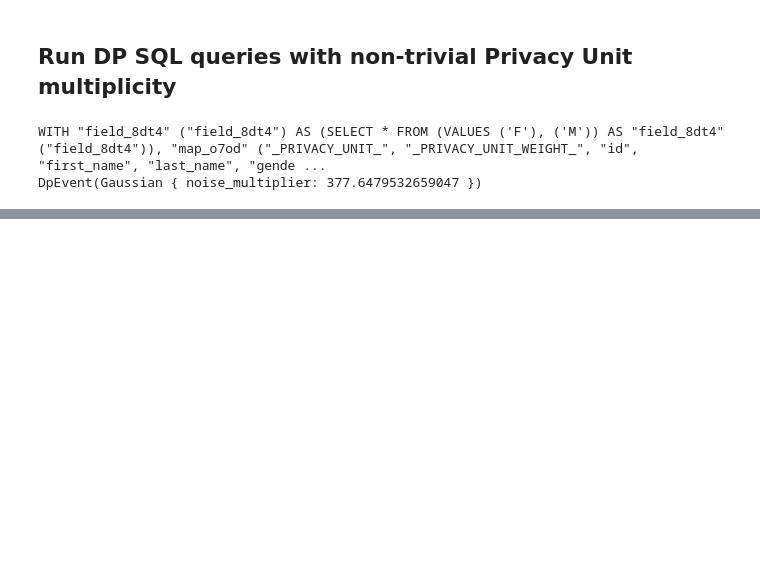
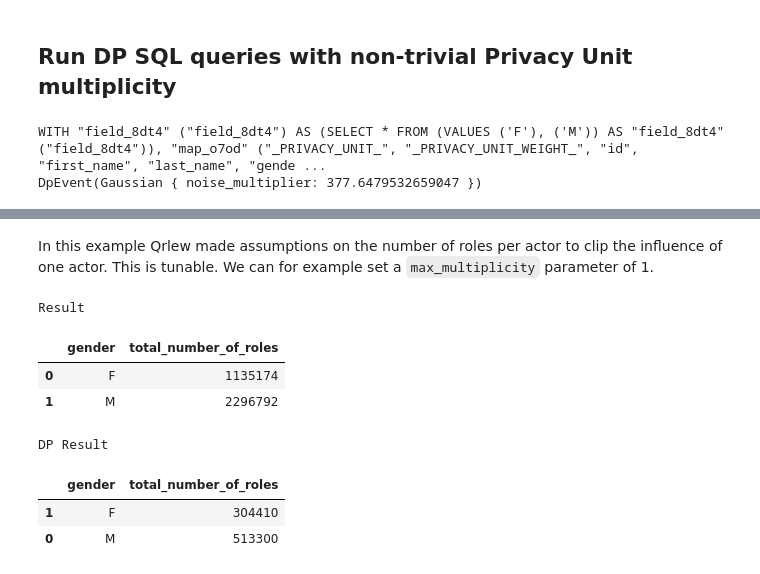
Before and after one commit to Qrlew/docs, a Jupyter notebook: tutorials/user_guide.ipynb, the cells around one changed output, grey strips where cells are left out. Drawn from its saved outputs; the diff is of its cells as text; code cells hidden in the pictures; blank space fills up the shorter version.

```diff
--- a/tutorials/user_guide.ipynb
+++ b/tutorials/user_guide.ipynb
@@ -200,0 +200,30 @@ DP Result
+# %% [markdown]
+In this example Qrlew made assumptions on the number of roles per actor to clip the influence of one actor. This is tunable.
+We can for example set a `max_multiplicity` parameter of 1.
+# %%
+# The relation is turned into a DP equivalent
+relation_with_dp_event = relation.rewrite_with_differential_privacy(
+    dataset,
+    privacy_unit,
+    budget,
+    max_multiplicity=1,
+)
+# Rewritten relation
+dp_relation = relation_with_dp_event.relation()
+dp_query = dp_relation.to_query()
+dp_res = pd.read_sql(dp_query, database.engine())
+
+print('Result')
+display(true_res.sort_values('gender'))
+
+print('DP Result')
+display(dp_res.sort_values('gender'))
+# %% [output]
+Result
+|  | gender | total_number_of_roles |
+| 0 | F | 1135174 |
+| 1 | M | 2296792 |
+DP Result
+|  | gender | total_number_of_roles |
+| 1 | F | 304410 |
+| 0 | M | 513300 |
```
Also changed, not shown: parts of 14 cells of this notebook.
